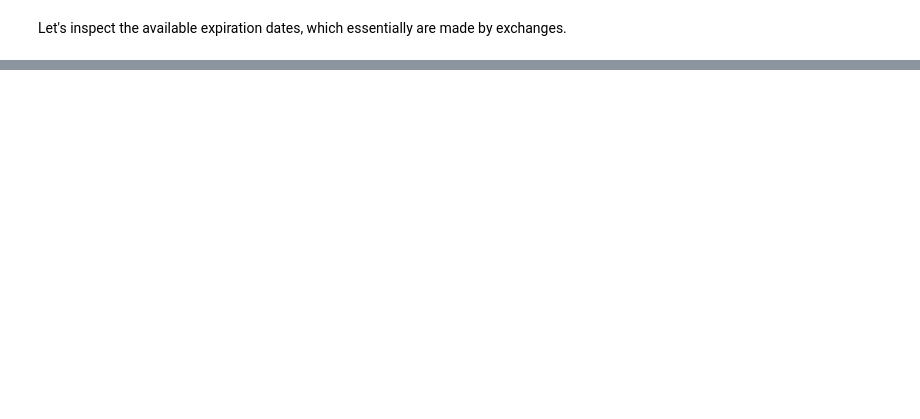
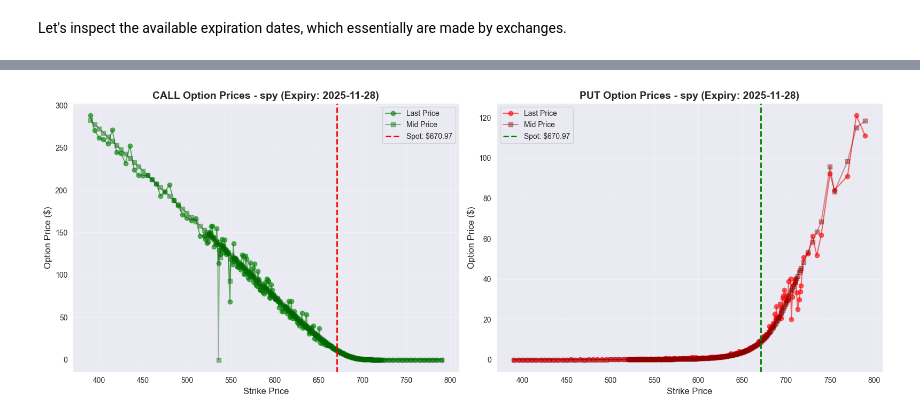
Before and after one commit to UnionPan/option_pricer_DLC, a Jupyter notebook: notebooks/01_option_chains.ipynb, the cells around one changed output, grey strips where cells are left out. Saved outputs shown, nothing was run; the diff lists cells and outputs as text; code cells hidden in the pictures; blank space fills up the shorter version.

```diff
--- a/notebooks/01_option_chains.ipynb
+++ b/notebooks/01_option_chains.ipynb
@@ -59,0 +86,11 @@ for i, date in enumerate(spy_options[:10], 1):
+# %%
+expiration_dates = spy_options[10]
+option_chain = spy.option_chain(expiration_dates)
+calls = option_chain.calls
+puts = option_chain.puts
+
+expiration_datetime = pd.to_datetime(expiration_dates)
+days_to_expire = (expiration_datetime - pd.Timestamp.now()).days
+time_to_expire = days_to_expire / 365.25
+
+days_to_expire
@@ -59,0 +131,27 @@ for i, date in enumerate(spy_options[:10], 1):
+# %%
+fig, axes = plt.subplots(1, 2, figsize=(16, 6))
+
+# Call prices
+axes[0].plot(calls['strike'], calls['lastPrice'], 'o-', color='green', alpha=0.6, label='Last Price')
+axes[0].plot(calls['strike'], (calls['bid'] + calls['ask']) / 2, 's-', color='darkgreen', alpha=0.4, label='Mid Price')
+axes[0].axvline(current_price, color='red', linestyle='--', linewidth=2, label=f'Spot: ${current_price:.2f}')
+axes[0].set_xlabel('Strike Price', fontsize=12)
+axes[0].set_ylabel('Option Price ($)', fontsize=12)
+axes[0].set_title(f'CALL Option Prices - {'spy'} (Expiry: {expiration_dates})', fontsize=14, fontweight='bold')
+axes[0].legend()
+axes[0].grid(True, alpha=0.3)
+
+# Put prices
+axes[1].plot(puts['strike'], puts['lastPrice'], 'o-', color='red', alpha=0.6, label='Last Price')
+axes[1].plot(puts['strike'], (puts['bid'] + puts['ask']) / 2, 's-', color='darkred', alpha=0.4, label='Mid Price')
+axes[1].axvline(current_price, color='green', linestyle='--', linewidth=2, label=f'Spot: ${current_price:.2f}')
+axes[1].set_xlabel('Strike Price', fontsize=12)
+axes[1].set_ylabel('Option Price ($)', fontsize=12)
+axes[1].set_title(f'PUT Option Prices - {'spy'} (Expiry: {expiration_dates})', fontsize=14, fontweight='bold')
+axes[1].legend()
+axes[1].grid(True, alpha=0.3)
+
+plt.tight_layout()
+plt.show()
+# %% [output]
+[figure, added]
```
Also changed, not shown: parts of 10 cells of this notebook, 13 other files.
